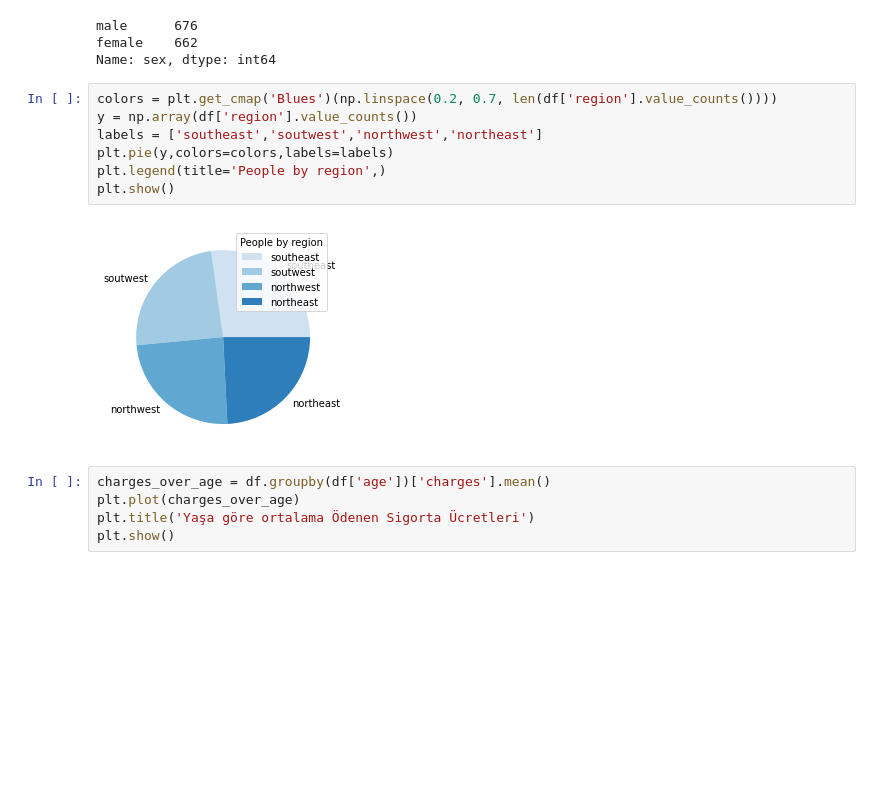
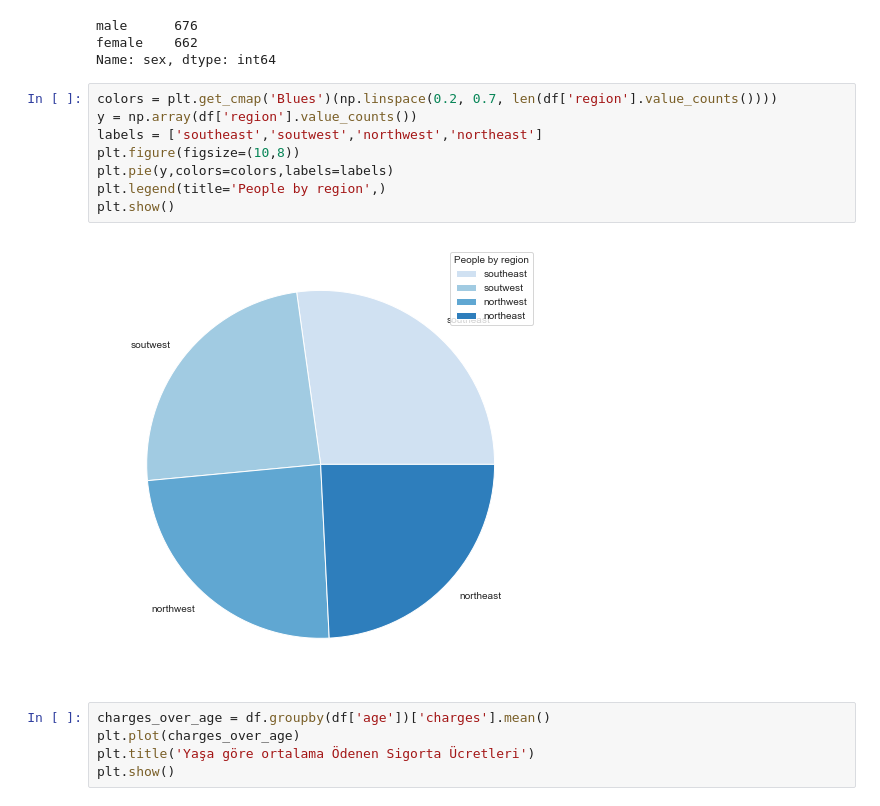
Before and after one commit to osmanGuler19/Insurance_dataset_classification, a Jupyter notebook: Insurance.ipynb, the cells around one changed output. Drawn from its saved outputs; the diff is of its cells as text; blank space fills up the shorter version.

```diff
--- a/Insurance.ipynb
+++ b/Insurance.ipynb
@@ -71,12 +71,13 @@ Name: sex, dtype: int64
 # %%
 colors = plt.get_cmap('Blues')(np.linspace(0.2, 0.7, len(df['region'].value_counts())))
 y = np.array(df['region'].value_counts())
 labels = ['southeast','soutwest','northwest','northeast']
+plt.figure(figsize=(10,8))
 plt.pie(y,colors=colors,labels=labels)
 plt.legend(title='People by region',)
 plt.show()
 # %% [output]
-[figure, old version]
+[figure, new version]
 # %%
 charges_over_age = df.groupby(df['age'])['charges'].mean()
 plt.plot(charges_over_age)
```
Also changed, not shown: parts of 16 cells of this notebook, 3 other files.
